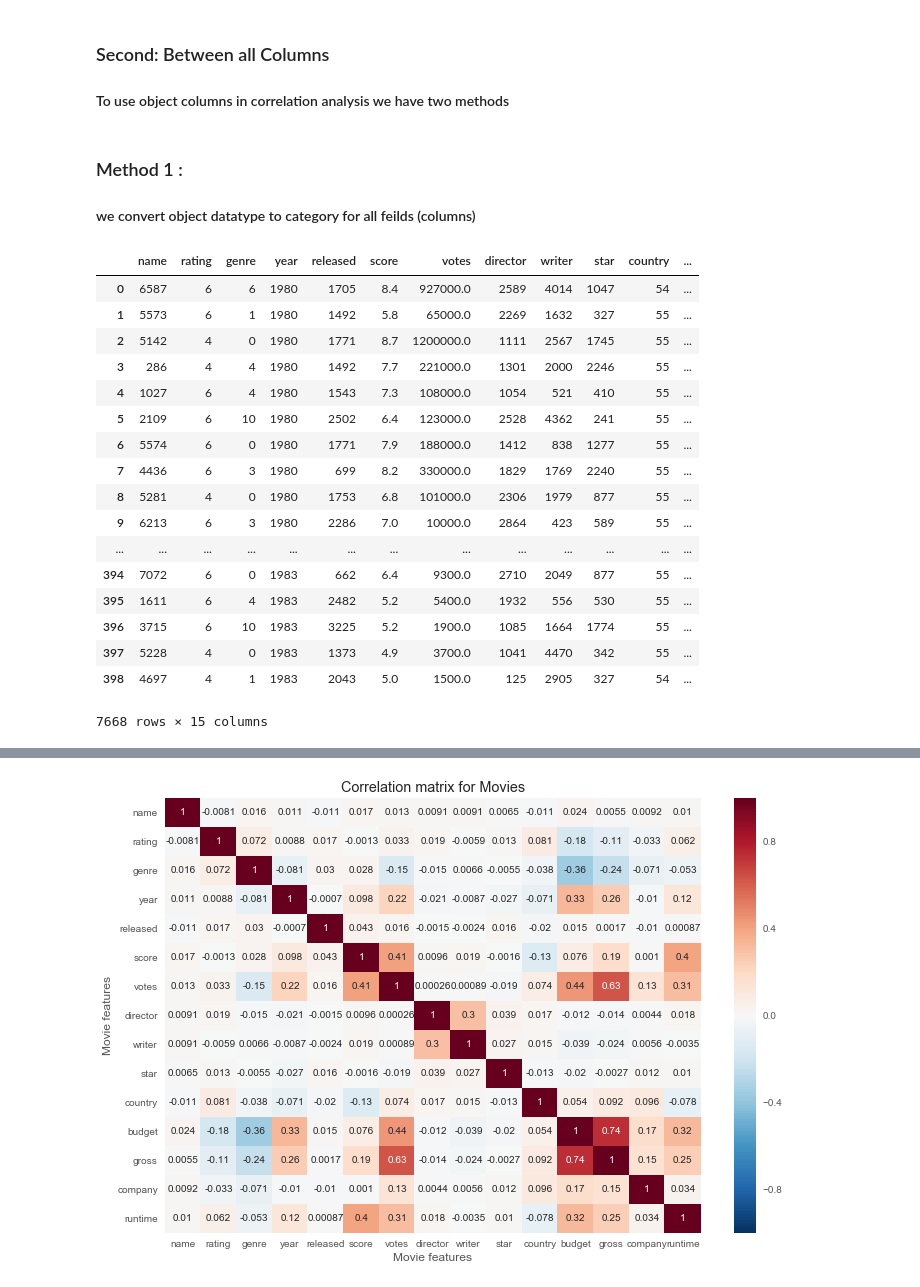
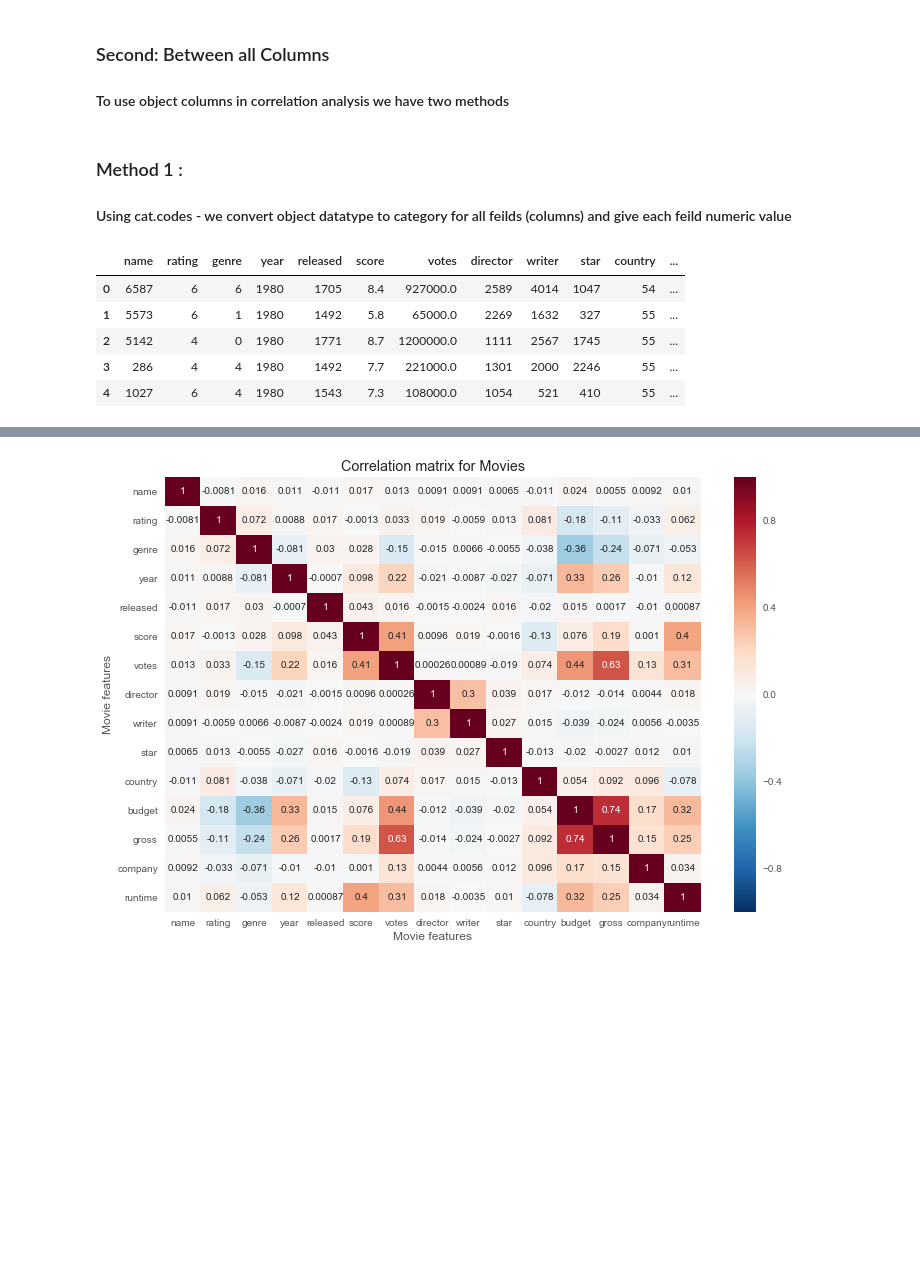
Before and after one commit to Odai509/PortfolioProjects, a Jupyter notebook: Movie Portfolio Project.ipynb, the cells around one changed output, grey strips where cells are left out. Cells and saved outputs as stored; diff of their text form; code cells hidden in the pictures; blank space fills up the shorter version.

```diff
--- a/Movie Portfolio Project.ipynb
+++ b/Movie Portfolio Project.ipynb
@@ -264,36 +264,24 @@ plt.show()
 #### To use object columns in correlation analysis we have two methods
 # %% [markdown]
 ### Method 1 :
-#### we convert object datatype to category for  all feilds (columns)
+#### Using cat.codes - we convert object datatype to category for  all feilds (columns) and give each feild numeric value
 # %%
 df_numerized = df
 
 
 for col_name in df_numerized.columns:
     if(df_numerized[col_name].dtype == 'object'):
         df_numerized[col_name]= df_numerized[col_name].astype('category')
-        df_numerized[col_name] = df_numerized[col_name].cat.codes # to give each feild numeric value
+        df_numerized[col_name] = df_numerized[col_name].cat.codes
 
-df_numerized
+df_numerized.head()
 # %% [output]
 |  | name | rating | genre | year | released | score | votes | director | writer | star | country | ... |
 | 0 | 6587 | 6 | 6 | 1980 | 1705 | 8.4 | 927000.0 | 2589 | 4014 | 1047 | 54 | ... |
 | 1 | 5573 | 6 | 1 | 1980 | 1492 | 5.8 | 65000.0 | 2269 | 1632 | 327 | 55 | ... |
 | 2 | 5142 | 4 | 0 | 1980 | 1771 | 8.7 | 1200000.0 | 1111 | 2567 | 1745 | 55 | ... |
 | 3 | 286 | 4 | 4 | 1980 | 1492 | 7.7 | 221000.0 | 1301 | 2000 | 2246 | 55 | ... |
 | 4 | 1027 | 6 | 4 | 1980 | 1543 | 7.3 | 108000.0 | 1054 | 521 | 410 | 55 | ... |
-| 5 | 2109 | 6 | 10 | 1980 | 2502 | 6.4 | 123000.0 | 2528 | 4362 | 241 | 55 | ... |
-| 6 | 5574 | 6 | 0 | 1980 | 1771 | 7.9 | 188000.0 | 1412 | 838 | 1277 | 55 | ... |
-| 7 | 4436 | 6 | 3 | 1980 | 699 | 8.2 | 330000.0 | 1829 | 1769 | 2240 | 55 | ... |
-| 8 | 5281 | 4 | 0 | 1980 | 1753 | 6.8 | 101000.0 | 2306 | 1979 | 877 | 55 | ... |
-| 9 | 6213 | 6 | 3 | 1980 | 2286 | 7.0 | 10000.0 | 2864 | 423 | 589 | 55 | ... |
-| ... | ... | ... | ... | ... | ... | ... | ... | ... | ... | ... | ... | ... |
-| 394 | 7072 | 6 | 0 | 1983 | 662 | 6.4 | 9300.0 | 2710 | 2049 | 877 | 55 | ... |
-| 395 | 1611 | 6 | 4 | 1983 | 2482 | 5.2 | 5400.0 | 1932 | 556 | 530 | 55 | ... |
-| 396 | 3715 | 6 | 10 | 1983 | 3225 | 5.2 | 1900.0 | 1085 | 1664 | 1774 | 55 | ... |
-| 397 | 5228 | 4 | 0 | 1983 | 1373 | 4.9 | 3700.0 | 1041 | 4470 | 342 | 55 | ... |
-| 398 | 4697 | 4 | 1 | 1983 | 2043 | 5.0 | 1500.0 | 125 | 2905 | 327 | 54 | ... |
-7668 rows × 15 columns
 # %%
 # Correlation Matrix between all columns
 
```
Also changed, not shown: parts of 1 cell of this notebook.
